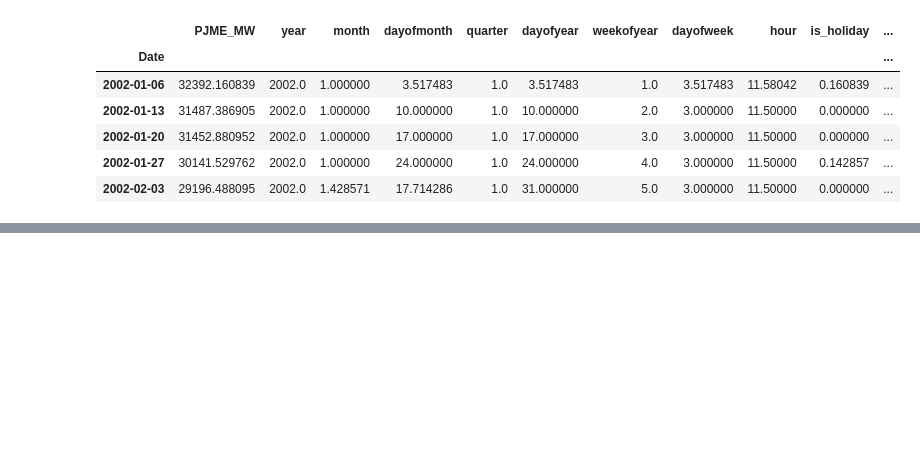
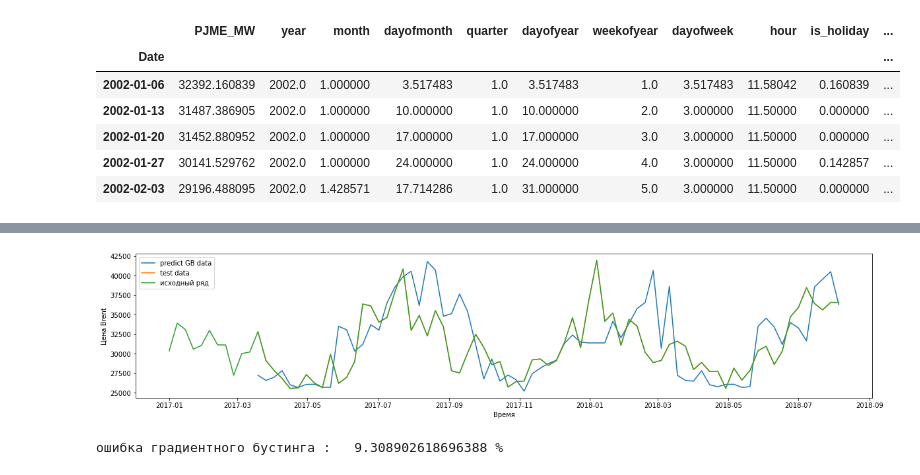
Before and after one commit to ARIV2019/machine-learning-in-business, a Jupyter notebook: les_4.ipynb, the cells around one changed output, grey strips where cells are left out. Saved outputs shown, nothing was run; the diff lists cells and outputs as text; code cells hidden in the pictures; blank space fills up the shorter version.

```diff
--- a/les_4.ipynb
+++ b/les_4.ipynb
@@ -69,0 +127,27 @@ memory usage: 88.0 KB
+# %%
+h=10
+X_train_b = train_b.iloc[:-h,:]
+y_train_b = train_b[data_w.columns[0]].values[h:]
+X_test_b = test_b.iloc[:-h,:]
+y_test_b = test_b[data_w.columns[0]].values[h:]
+
+model_gb.fit( X_train_b, y_train_b )
+X_test_pred_gb = model_gb.predict(X_test_b)
+
+plt.figure( figsize=( 20, 4 ))
+
+plt.xlabel('Время')
+plt.ylabel('Цена Brent')
+plt.plot(test_b.index[h:],X_test_pred_gb, label='predict GB data' )
+plt.plot(test_b.index[h:],y_test_b, label='test data')
+plt.plot(data_w.loc['2017-01-01':].index, data_w.loc['2017-01-01':]['PJME_MW'], label='исходный ряд')
+
+plt.legend()
+plt.show()
+
+er_g = mean_absolute_percentage_error(y_true=y_test_b, y_pred=X_test_pred_gb)
+
+print('ошибка градиентного бустинга :  ', er_g, '%')
+# %% [output]
+[figure, added]
+ошибка градиентного бустинга :   9.308902618696388 %
```
Also changed, not shown: parts of 4 cells of this notebook.
